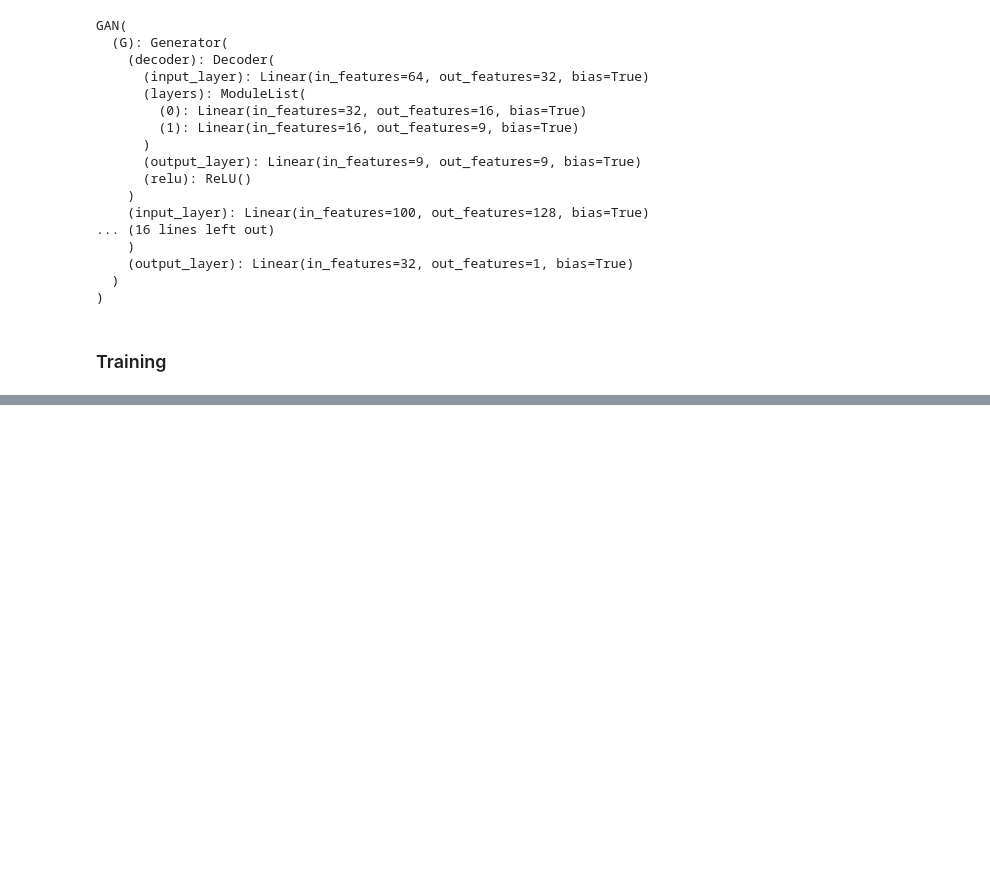
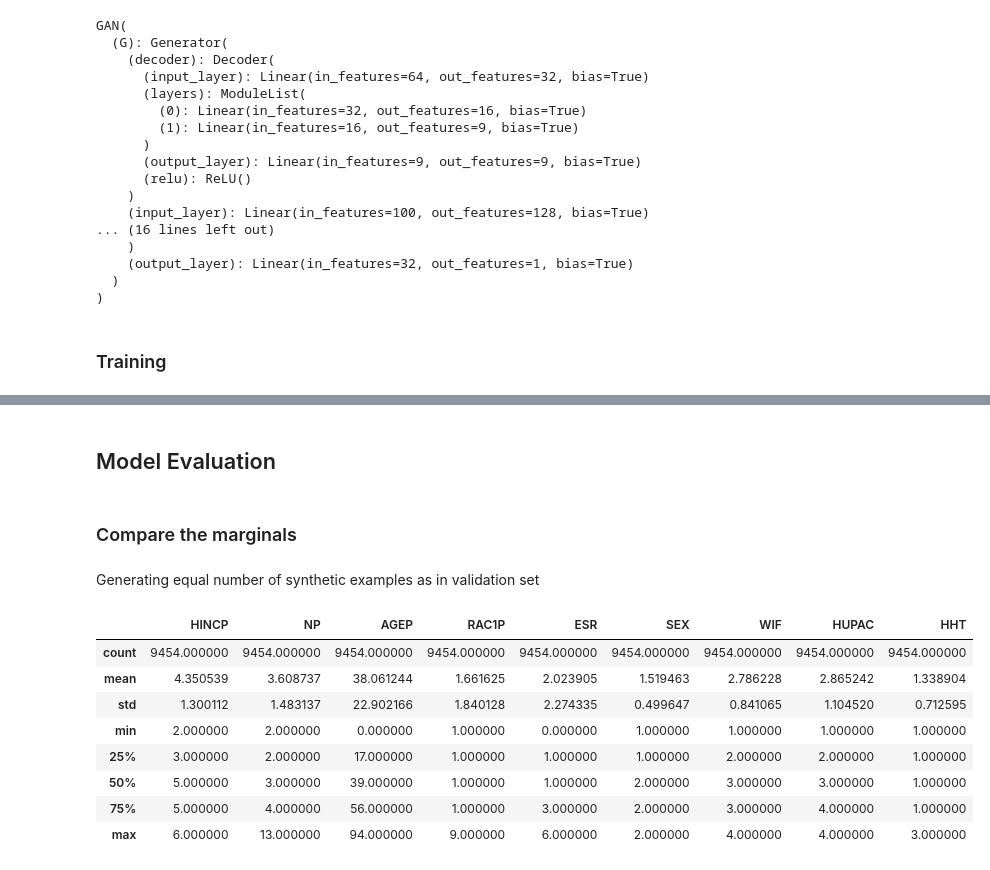
Before and after one commit to PascalJD/IFT6756, a Jupyter notebook: main.ipynb, the cells around one changed output, grey strips where cells are left out. Cells and saved outputs as stored; diff of their text form; code cells hidden in the pictures; blank space fills up the shorter version.

```diff
--- a/main.ipynb
+++ b/main.ipynb
@@ -291,0 +303,6 @@ array([[ 3.,  3., 42.,  0.,  2.,  2.,  3.,  4.,  2.],
+# %% [markdown]
+## Model Evaluation
+# %% [markdown]
+### Compare the marginals
+# %% [markdown]
+Generating equal number of synthetic examples as in validation set
@@ -291,0 +312,12 @@ array([[ 3.,  3., 42.,  0.,  2.,  2.,  3.,  4.,  2.],
+# %%
+train_df.describe()
+# %% [output]
+|  | HINCP | NP | AGEP | RAC1P | ESR | SEX | WIF | HUPAC | HHT |
+| count | 9454.000000 | 9454.000000 | 9454.000000 | 9454.000000 | 9454.000000 | 9454.000000 | 9454.000000 | 9454.000000 | 9454.000000 |
+| mean | 4.350539 | 3.608737 | 38.061244 | 1.661625 | 2.023905 | 1.519463 | 2.786228 | 2.865242 | 1.338904 |
+| std | 1.300112 | 1.483137 | 22.902166 | 1.840128 | 2.274335 | 0.499647 | 0.841065 | 1.104520 | 0.712595 |
+| min | 2.000000 | 2.000000 | 0.000000 | 1.000000 | 0.000000 | 1.000000 | 1.000000 | 1.000000 | 1.000000 |
+| 25% | 3.000000 | 2.000000 | 17.000000 | 1.000000 | 1.000000 | 1.000000 | 2.000000 | 2.000000 | 1.000000 |
+| 50% | 5.000000 | 3.000000 | 39.000000 | 1.000000 | 1.000000 | 2.000000 | 3.000000 | 3.000000 | 1.000000 |
+| 75% | 5.000000 | 4.000000 | 56.000000 | 1.000000 | 3.000000 | 2.000000 | 3.000000 | 4.000000 | 1.000000 |
+| max | 6.000000 | 13.000000 | 94.000000 | 9.000000 | 6.000000 | 2.000000 | 4.000000 | 4.000000 | 3.000000 |
```
Also changed, not shown: parts of 12 cells of this notebook, 4 other files.
